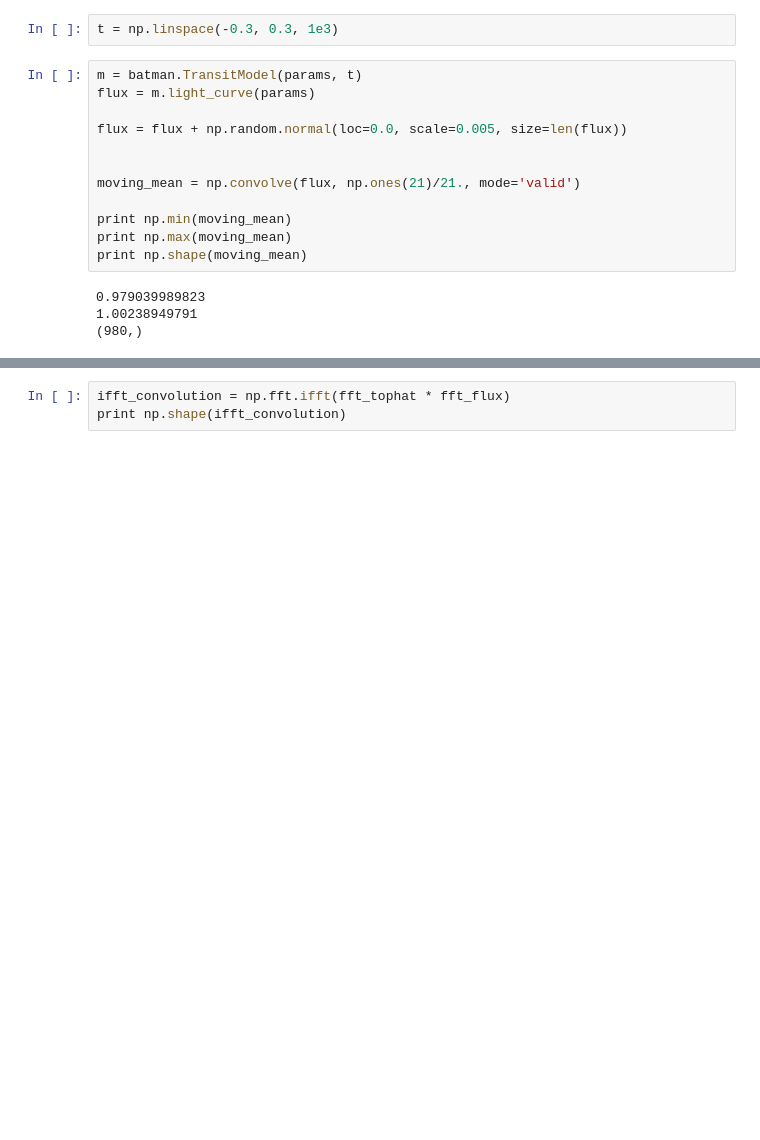
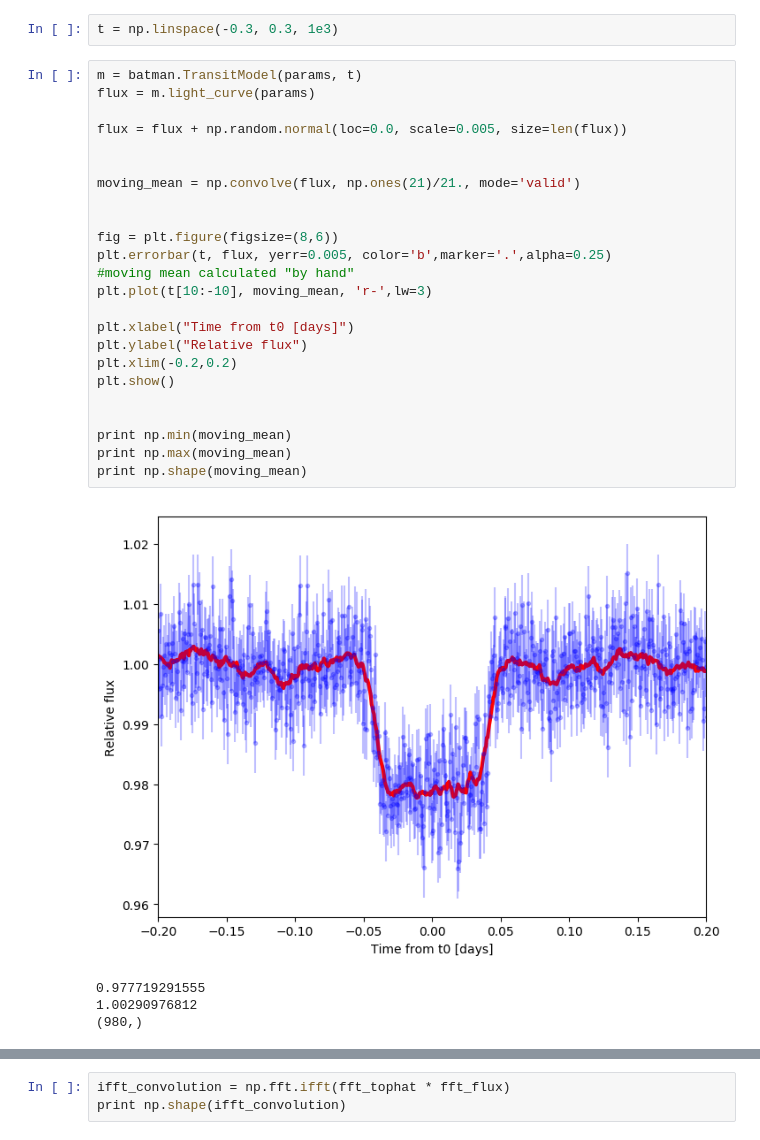
Before and after one commit to zpenoyre/oldpylanet, a Jupyter notebook: fourierFilter.ipynb, the cells around one changed output, grey strips where cells are left out. Saved outputs shown, nothing was run; the diff lists cells and outputs as text; blank space fills up the shorter version.

```diff
--- a/fourierFilter.ipynb
+++ b/fourierFilter.ipynb
@@ -22,18 +22,31 @@ t = np.linspace(-0.3, 0.3, 1e3)
 # %%
 m = batman.TransitModel(params, t)
 flux = m.light_curve(params)
 
 flux = flux + np.random.normal(loc=0.0, scale=0.005, size=len(flux))
 
 
 moving_mean = np.convolve(flux, np.ones(21)/21., mode='valid')
 
+
+fig = plt.figure(figsize=(8,6))
+plt.errorbar(t, flux, yerr=0.005, color='b',marker='.',alpha=0.25)
+#moving mean calculated "by hand"
+plt.plot(t[10:-10], moving_mean, 'r-',lw=3)
+
+plt.xlabel("Time from t0 [days]")
+plt.ylabel("Relative flux")
+plt.xlim(-0.2,0.2)
+plt.show()
+
+
 print np.min(moving_mean)
 print np.max(moving_mean)
 print np.shape(moving_mean)
 # %% [output]
+[figure, added]
-0.979039989823
-1.00238949791
+0.977719291555
+1.00290976812
 (980,)
 # %%
 fft_flux = np.fft.fft(flux)
```
Also changed, not shown: parts of 8 cells of this notebook, 5 other files.
